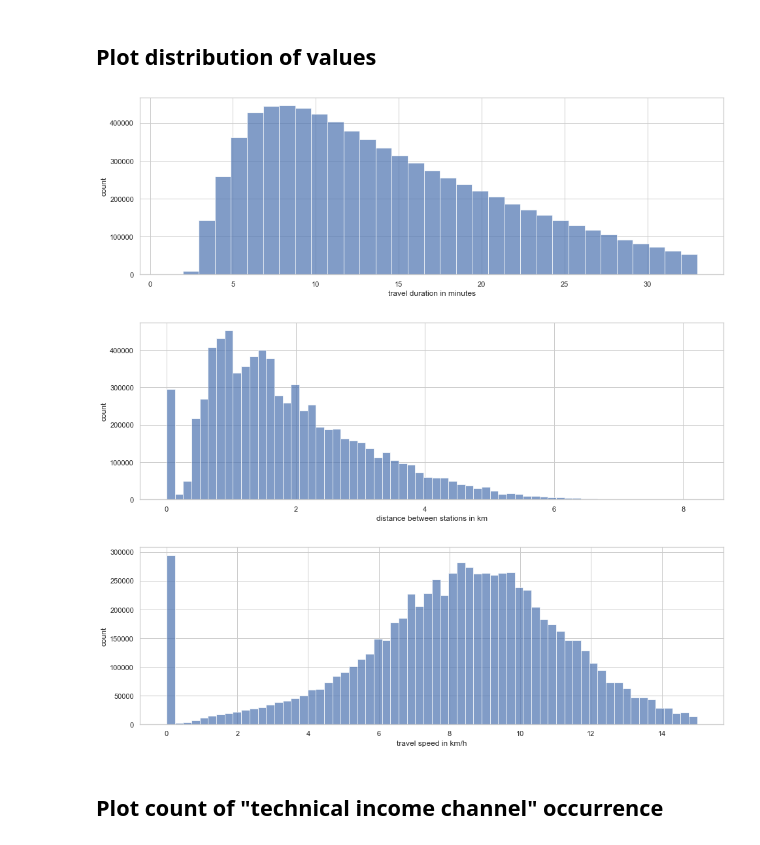
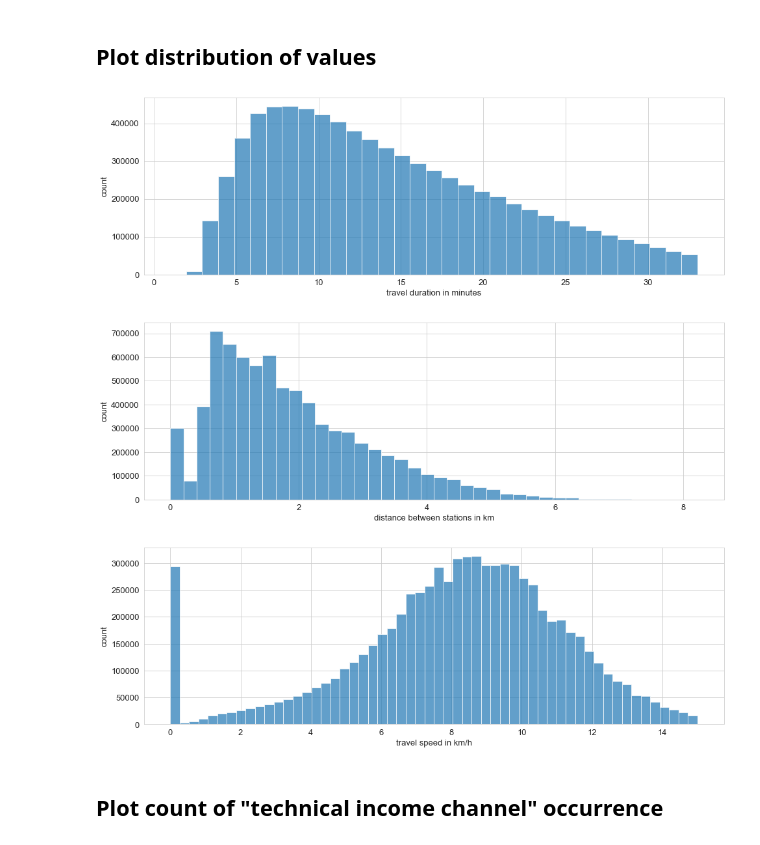
Before and after one commit to dorotheelaugwitz/master-thesis, a Jupyter notebook: analysis_trips.ipynb, the cells around one changed output. Drawn from its saved outputs; the diff is of its cells as text; code cells hidden in the pictures.

Commit message:
Fix stations analysis notebook

```diff
--- a/analysis_trips.ipynb
+++ b/analysis_trips.ipynb
@@ -145,13 +145,13 @@ def display_distribution(attribute, label, bins):
     plt.savefig("figures/trips_hist_%s"%attribute, bbox_inches="tight")
     plt.show()
 # %%
-display_distribution("duration_in_min", label="travel duration in minutes", bins=len(pd.unique(trips.duration_in_min)))
-display_distribution("distance_in_km", label="distance between stations in km", bins=64)
-display_distribution("speed_in_kmh", label="travel speed in km/h", bins=64)
+display_distribution("duration_in_min", label="travel duration in minutes", bins=33)
+display_distribution("distance_in_km", label="distance between stations in km", bins=40)
+display_distribution("speed_in_kmh", label="travel speed in km/h", bins=56)
 # %% [output]
-[figure, old version]
+[figure, new version]
-[figure, old version]
+[figure, new version]
-[figure, old version]
+[figure, new version]
 # %% [markdown]
 ## Plot count of "technical income channel" occurrence
 # %%
```
Also changed, not shown: 12 other files.
